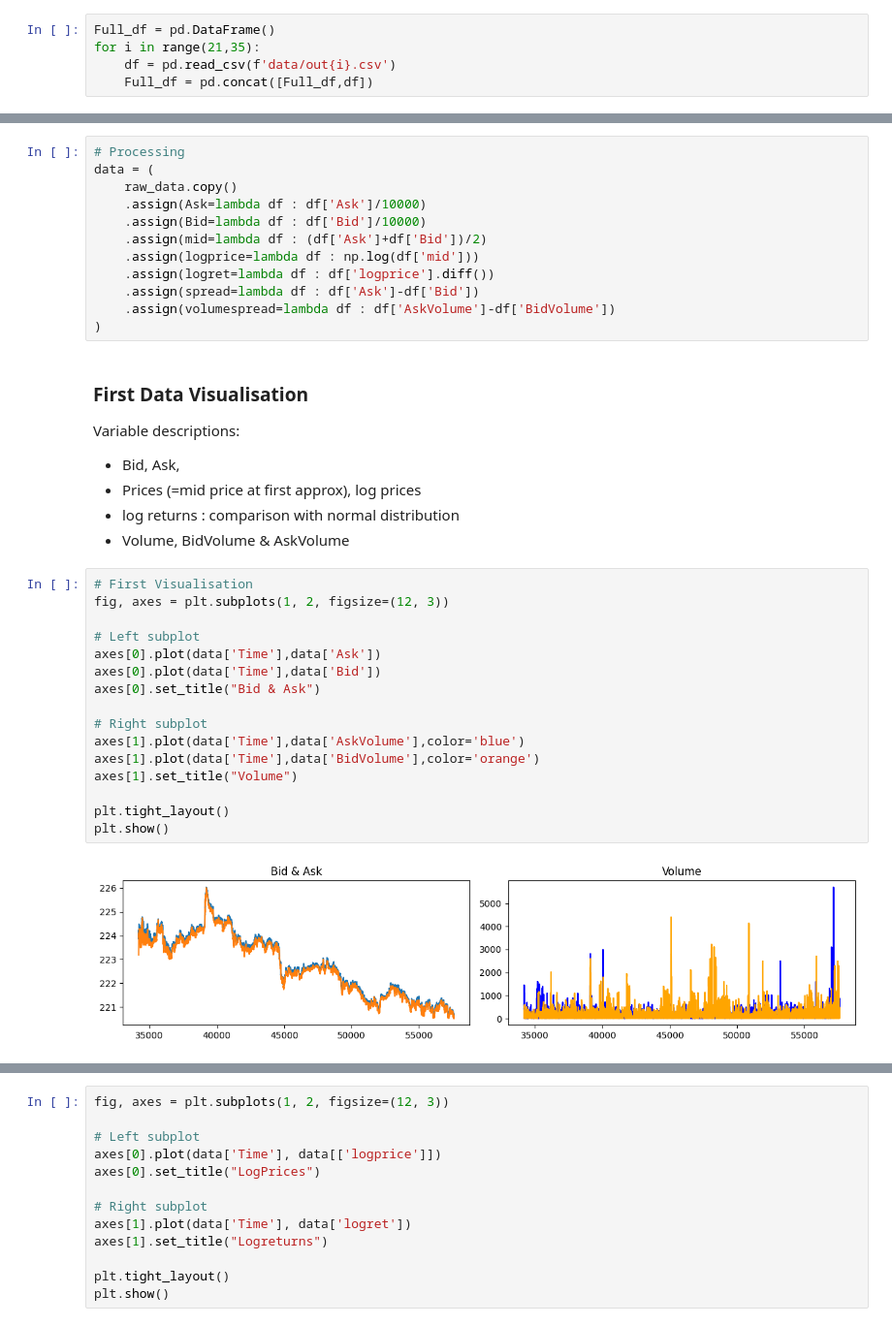
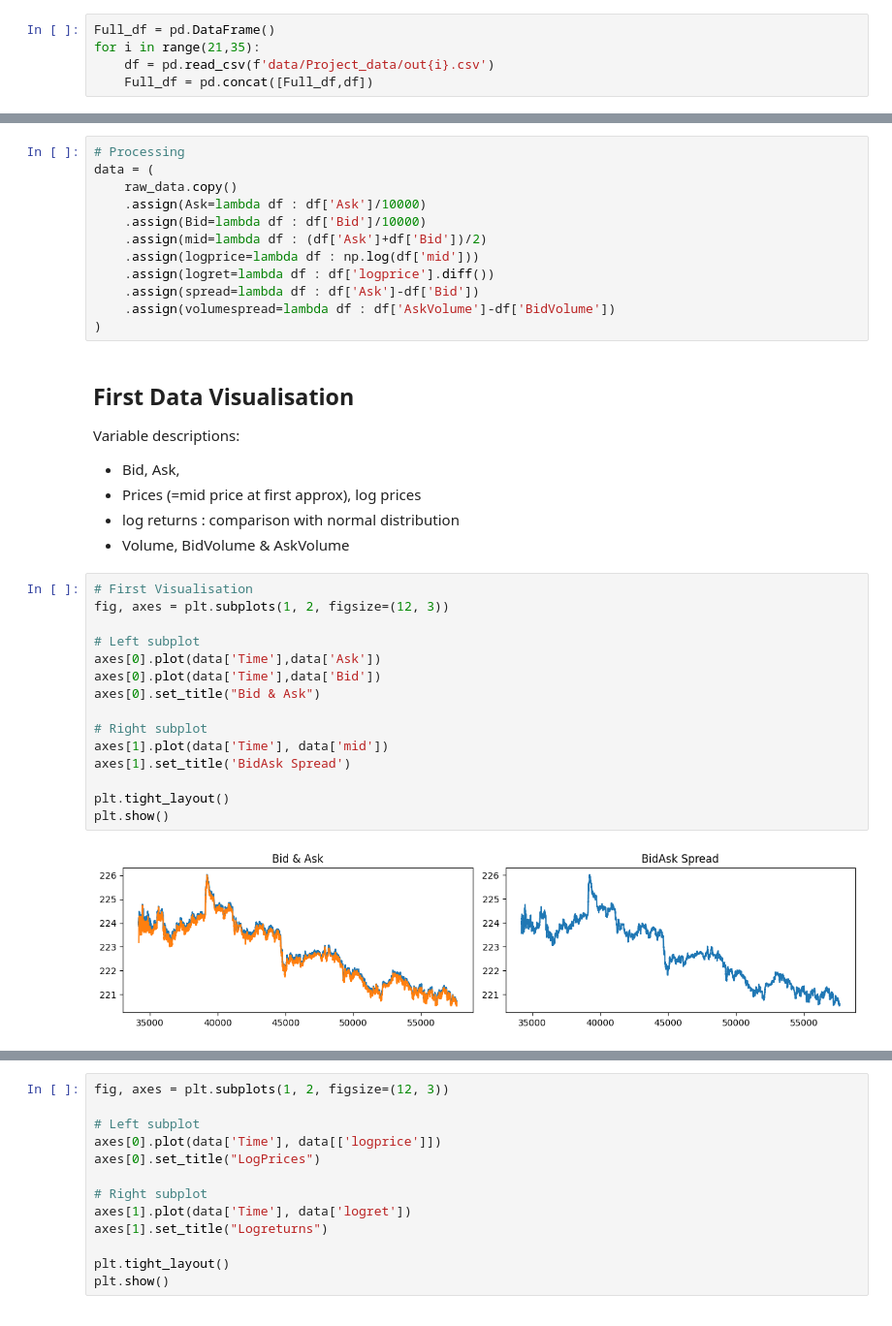
Before and after one commit to MassilGG/Financial_Econometrics, a Jupyter notebook: Topic3.ipynb, the cells around one changed output, grey strips where cells are left out. Shown at 97% size. Drawn from its saved outputs; the diff is of its cells as text.

```diff
--- a/Topic3.ipynb
+++ b/Topic3.ipynb
@@ -19,7 +18,7 @@ We can make the following remarks:
 # %%
 Full_df = pd.DataFrame()
 for i in range(21,35):
-    df = pd.read_csv(f'data/out{i}.csv')
+    df = pd.read_csv(f'data/Project_data/out{i}.csv')
     Full_df = pd.concat([Full_df,df])
 # %%
 df_d1 = Full_df[Full_df['day']==1].copy()
@@ -112,7 +111,7 @@ data = (
     .assign(volumespread=lambda df : df['AskVolume']-df['BidVolume'])
 )
 # %% [markdown]
-### **First Data Visualisation**
+## **First Data Visualisation**
 
 Variable descriptions:
 - Bid, Ask,
@@ -122,18 +121,17 @@ Variable descriptions:
 # %%
 # First Visualisation
 fig, axes = plt.subplots(1, 2, figsize=(12, 3))
 
 # Left subplot
 axes[0].plot(data['Time'],data['Ask'])
 axes[0].plot(data['Time'],data['Bid'])
 axes[0].set_title("Bid & Ask")
 
 # Right subplot
-axes[1].plot(data['Time'],data['AskVolume'],color='blue')
-axes[1].plot(data['Time'],data['BidVolume'],color='orange')
-axes[1].set_title("Volume")
+axes[1].plot(data['Time'], data['mid'])
+axes[1].set_title('BidAsk Spread')
 
 plt.tight_layout()
 plt.show()
 # %% [output]
-[figure, old version]
+[figure, new version]
```
Also changed, not shown: parts of 30 cells of this notebook.
